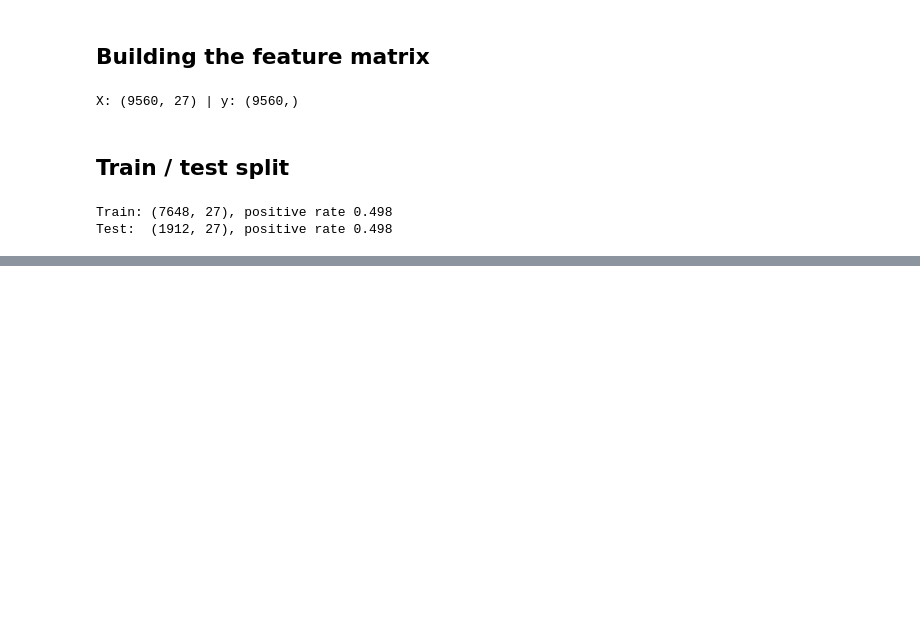
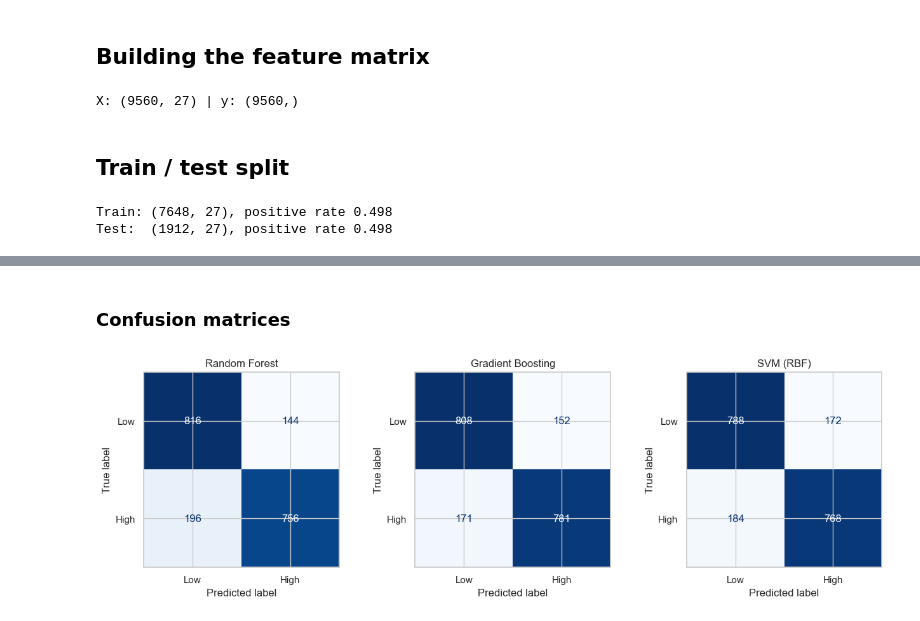
Before and after one commit to soomansapkota/PRT564-Data-Analytics-and-Visualisation-Assessment-4, a Jupyter notebook: PRT564_Assessment4.ipynb, the cells around one changed output, grey strips where cells are left out. Cells and saved outputs as stored; diff of their text form; code cells hidden in the pictures; blank space fills up the shorter version.

```diff
--- a/PRT564_Assessment4.ipynb
+++ b/PRT564_Assessment4.ipynb
@@ -382,0 +454,18 @@ Test:  (1912, 27), positive rate 0.498
+# %%
+models = {'Random Forest': best_rf,
+          'Gradient Boosting': best_gb,
+          'SVM (RBF)': best_svm}
+
+rows = []
+for name, m in models.items():
+    yp = m.predict(X_test)
+    yproba = m.predict_proba(X_test)[:, 1]
+    rows.append({'model': name,
+                 'accuracy': accuracy_score(y_test, yp),
+                 'precision': precision_score(y_test, yp),
+                 'recall': recall_score(y_test, yp),
+                 'f1': f1_score(y_test, yp),
+                 'roc_auc': roc_auc_score(y_test, yproba)})
+
+results = pd.DataFrame(rows).set_index('model').round(4).sort_values('roc_auc', ascending=False)
+results
@@ -382,0 +480,13 @@ Test:  (1912, 27), positive rate 0.498
+# %%
+cv_rows = []
+for name, m in models.items():
+    cvres = cross_validate(m, X_train, y_train, cv=cv,
+                           scoring=['accuracy', 'precision', 'recall', 'f1', 'roc_auc'],
+                           n_jobs=-1)
+    row = {'model': name}
+    for metric in ['accuracy', 'precision', 'recall', 'f1', 'roc_auc']:
+        scores = cvres[f'test_{metric}']
+        row[metric] = f'{scores.mean():.4f} +/- {scores.std():.4f}'
+    cv_rows.append(row)
+
+pd.DataFrame(cv_rows).set_index('model')
@@ -382,0 +499,13 @@ Test:  (1912, 27), positive rate 0.498
+# %% [markdown]
+### Confusion matrices
+# %%
+fig, axes = plt.subplots(1, 3, figsize=(13, 4))
+for ax, (name, m) in zip(axes, models.items()):
+    cm = confusion_matrix(y_test, m.predict(X_test))
+    ConfusionMatrixDisplay(cm, display_labels=['Low', 'High']).plot(
+        ax=ax, cmap='Blues', colorbar=False, values_format='d')
+    ax.set_title(name)
+plt.tight_layout()
+plt.show()
+# %% [output]
+[figure, added]
```
Also changed, not shown: parts of 30 cells of this notebook, 1 other file.
